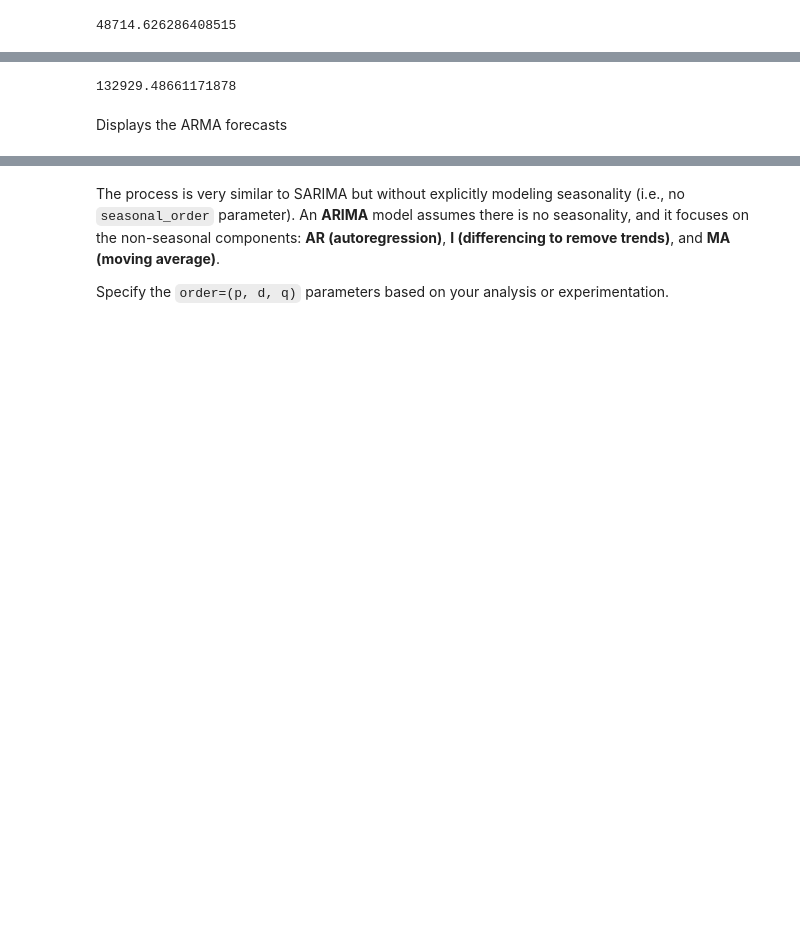
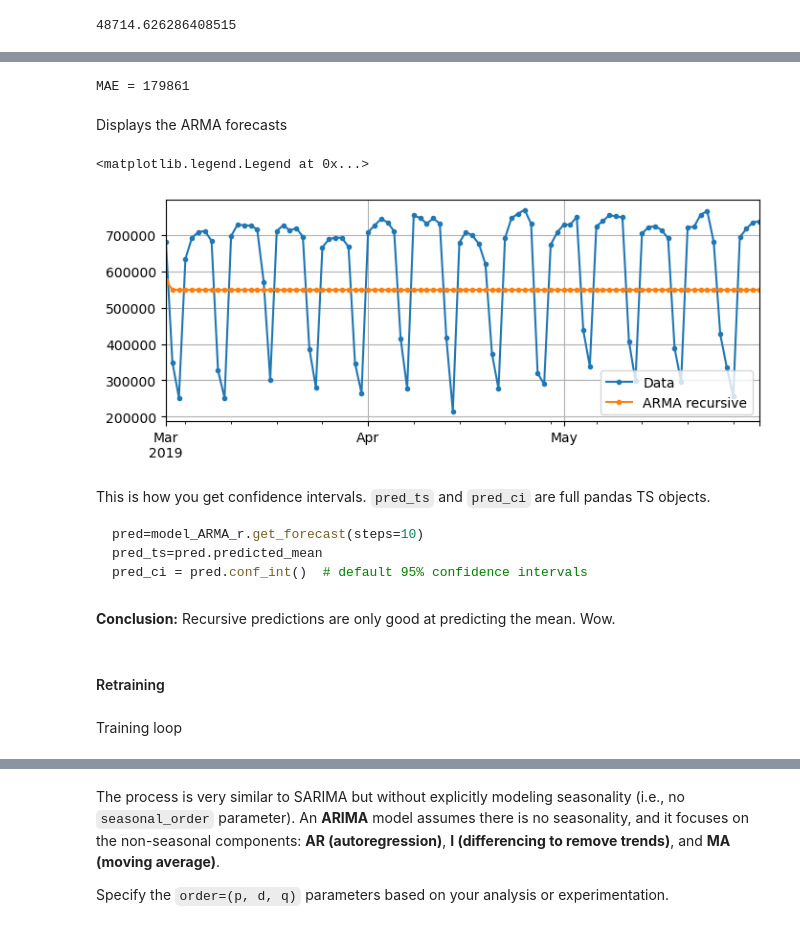
Before and after one commit to rsnemmen/chicago-transit-forecasting, a Jupyter notebook: 1-basics, ARIMA.ipynb, the cells around one changed output, grey strips where cells are left out. Drawn from its saved outputs; the diff is of its cells as text; code cells hidden in the pictures; blank space fills up the shorter version.

````diff
--- a/1-basics, ARIMA.ipynb
+++ b/1-basics, ARIMA.ipynb
@@ -310,6 +300,39 @@ mae_ARMA = (y_preds_ARMA - rail_series[time_period]).abs().mean()  # returns 32,
-# %%
-mae_ARMA
-# %% [output]
-132929.48661171878
+# %%
+# trains model on time_period
+model_ARMA_r = ARIMA(rail_series[origin:"2019-02-28"], order=(1, 0, 1))
+model_ARMA_r = model_ARMA_r.fit()
+
+# prediction with confidence band
+nt=len(time_period)
+y_preds_ARMA_r = model_ARMA_r.forecast(steps=nt)
+y_preds_ARMA_r = pd.Series(y_preds_ARMA_r, index=time_period)
+# We compute MAE over the March-May interval.
+mae_ARMA_r = (y_preds_ARMA_r - rail_series[time_period]).abs().mean()
+# %%
+print("MAE = "+str(round(mae_ARMA_r)))
+# %% [output]
+MAE = 179861
 # %% [markdown]
 Displays the ARMA forecasts
+# %%
+fig, ax = plt.subplots(figsize=(8, 3))
+rail_series.loc[time_period].plot(label="Data", ax=ax, marker=".", grid=True)
+ax.plot(y_preds_ARMA_r, marker=".", label="ARMA recursive")
+plt.legend(fontsize=10, loc='lower right')
+# %% [output]
+<matplotlib.legend.Legend at 0x...>
+[figure, added]
+# %% [markdown]
+This is how you get confidence intervals. `pred_ts` and `pred_ci` are full pandas TS objects.
+
+```python
+pred=model_ARMA_r.get_forecast(steps=10)
+pred_ts=pred.predicted_mean
+pred_ci = pred.conf_int()  # default 95% confidence intervals
+```
+# %% [markdown]
+**Conclusion:** Recursive predictions are only good at predicting the mean. Wow.
+# %% [markdown]
+#### Retraining
+# %% [markdown]
+Training loop
````
Also changed, not shown: parts of 17 cells of this notebook.
